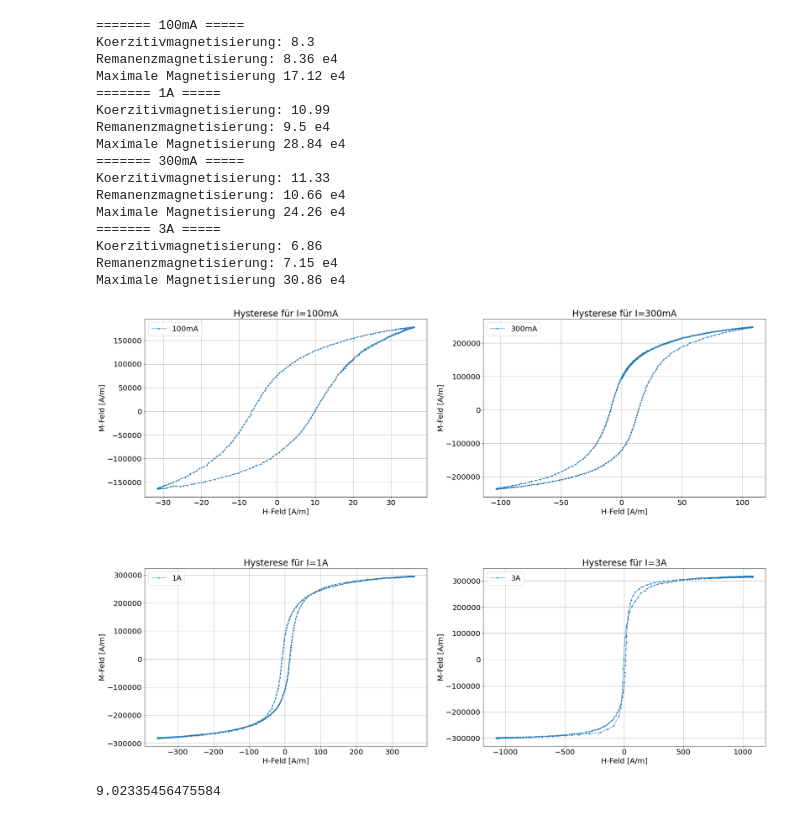
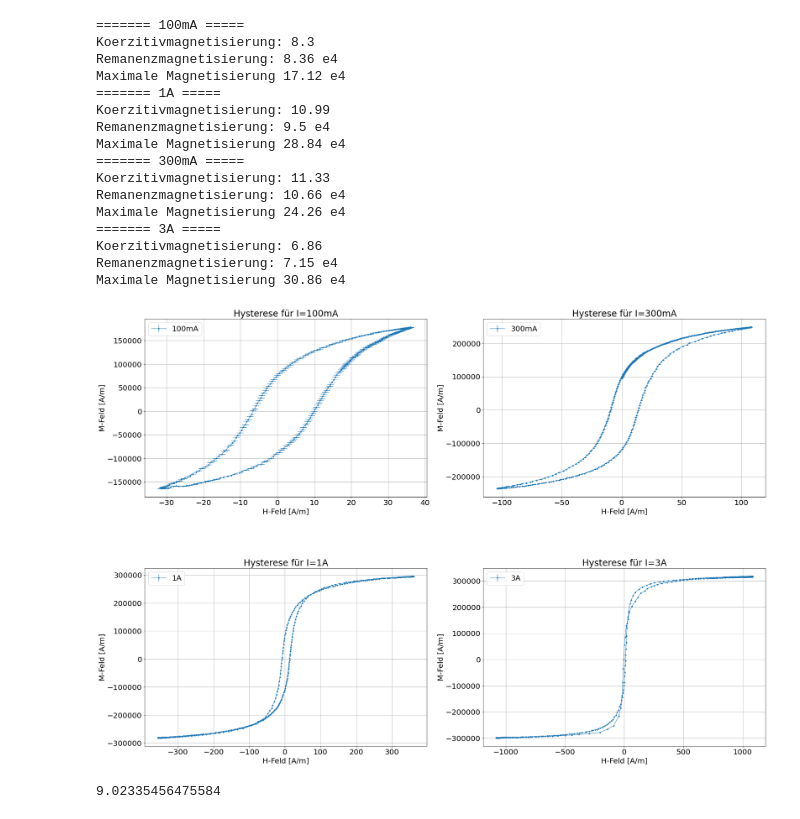
Before and after one commit to PI0nk/Praktikum-test, a Jupyter notebook: B 2.4/Measurements/Teil 1/Teil 1 - script.ipynb, the cells around one changed output. Cells and saved outputs as stored; diff of their text form; code cells hidden in the pictures.

```diff
--- a/B 2.4/Measurements/Teil 1/Teil 1 - script.ipynb
+++ b/B 2.4/Measurements/Teil 1/Teil 1 - script.ipynb
@@ -55,7 +58,7 @@ for i,name in enumerate(os.listdir("Daten")):
 
     name = name[7:]
 
-    a[i].plot(xv,yv,label=name,marker=".",linewidth=1)
+    a[i].errorbar(xv,yv,yerr=[M(0.01) for _ in range(len(xv))],xerr=[H(Im,Um,0.01) for _ in range(len(xv))],label=name,marker=".",linewidth=1)
     a[i].set_xlabel("H-Feld [A/m]")
     a[i].set_ylabel("M-Feld [A/m]")
     file.close()
@@ -94,34 +97,34 @@ for i,name in enumerate(os.listdir("Daten")):
                 print("Remanenzmagnetisierung:",round(1/2*(abs(yv[xv.index(-min(abs(np.array(x_ys0))))])+abs(yv[xv.index(-min(abs(np.array(x_yg0))))]))/10000,2),"e4")
     print("Maximale Magnetisierung",round(1/2*(abs(min(yv))+max(yv))/10000,2),"e4")
 
     x_abs = abs(np.array(xv))
     y_abs = abs(np.array(yv))
     #plt.plot([0,0],[min(yv),max(yv)],color="green")
     #plt.plot([min(xv),max(xv)],[0,0],color="green")
     ax.set_title("Hysterese für I="+ name)
     ax.grid(True)
     ax.legend()
     #print(xv[list(y_abs).index(min(y_abs))],yv[list(y_abs).index(min(y_abs))])
     #plt.scatter(xv[list(y_abs).index(min(y_abs))],yv[list(y_abs).index(min(y_abs))],color="red",linewidth=50)
 plt.savefig("..\..\Images\Teil1.png")
 # %% [output]
 ======= 100mA =====
 Koerzitivmagnetisierung: 8.3
 Remanenzmagnetisierung: 8.36 e4
 Maximale Magnetisierung 17.12 e4
 ======= 1A =====
 Koerzitivmagnetisierung: 10.99
 Remanenzmagnetisierung: 9.5 e4
 Maximale Magnetisierung 28.84 e4
 ======= 300mA =====
 Koerzitivmagnetisierung: 11.33
 Remanenzmagnetisierung: 10.66 e4
 Maximale Magnetisierung 24.26 e4
 ======= 3A =====
 Koerzitivmagnetisierung: 6.86
 Remanenzmagnetisierung: 7.15 e4
 Maximale Magnetisierung 30.86 e4
-[figure, old version]
+[figure, new version]
 # %%
 H(100e-3,10,2.5)
 # %% [output]
```
Also changed, not shown: parts of 1 cell of this notebook, 4 other files.
